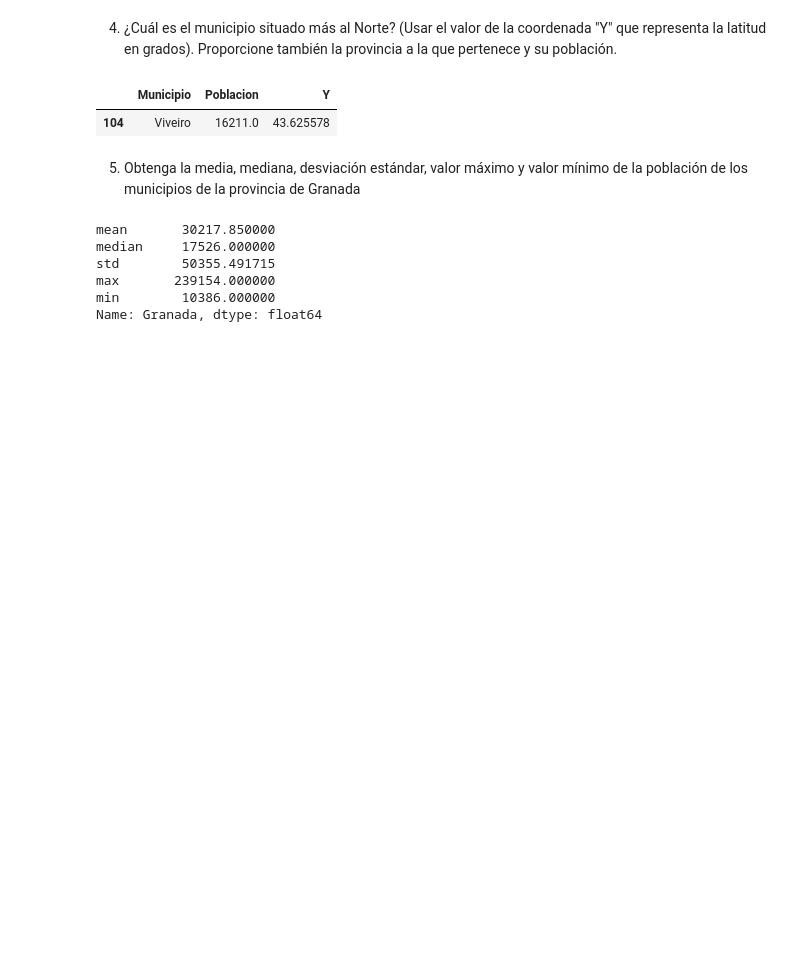
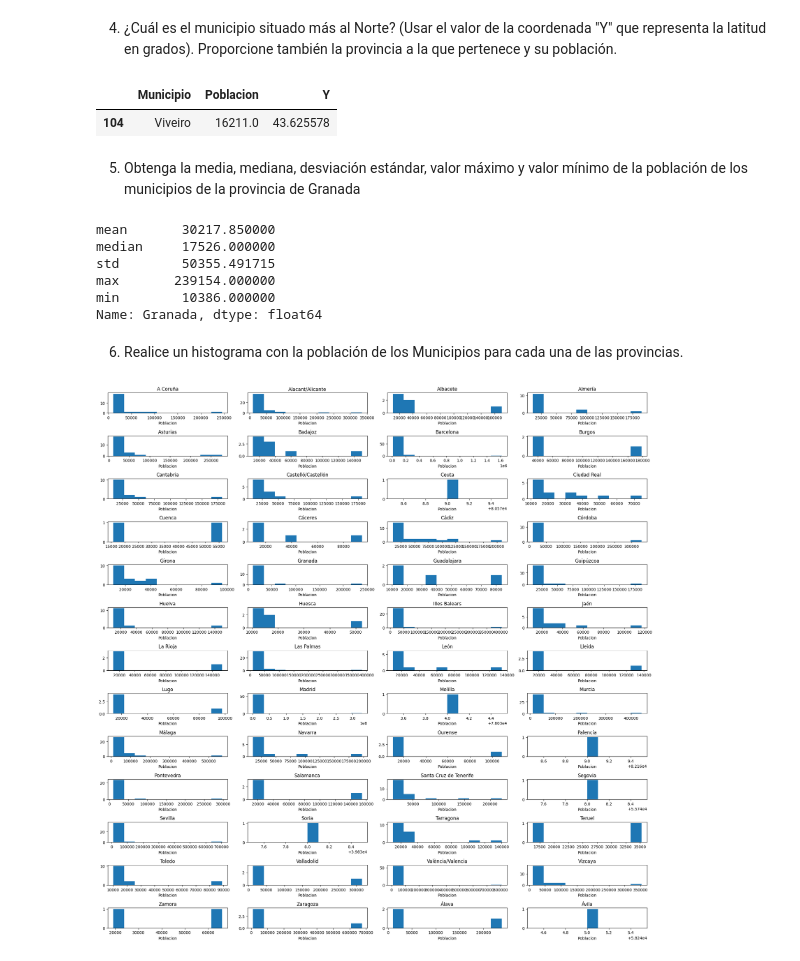
Before and after one commit to herbertreyes13j/Laboratorio3, a Jupyter notebook: Laboratorio3.ipynb, the cells around one changed output. Cells and saved outputs as stored; diff of their text form; code cells hidden in the pictures; blank space fills up the shorter version.

```diff
--- a/Laboratorio3.ipynb
+++ b/Laboratorio3.ipynb
@@ -194,3 +194,21 @@ std        50355.491715
 max       239154.000000
 min        10386.000000
 Name: Granada, dtype: float64
+# %% [markdown]
+6. Realice un histograma con la población de los Municipios para cada una de las provincias.
+# %%
+df.groupby('Provincia').count()
+
+fig, axs = plt.subplots(nrows=13, ncols=4, figsize=(20, 20))
+
+for i, (provincia,datos) in enumerate(provincias):
+    fila, columna= divmod(i,4)
+    axs[fila, columna].hist(datos['Poblacion'])
+    axs[fila, columna].set_title(provincia)
+    axs[fila, columna].set_xlabel('Poblacion')
+
+fig.tight_layout()
+
+plt.show()
+# %% [output]
+[figure, added]
```
